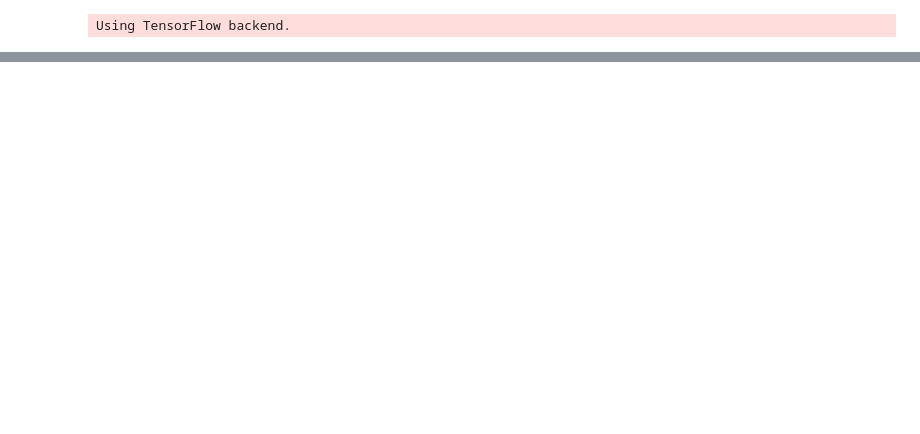
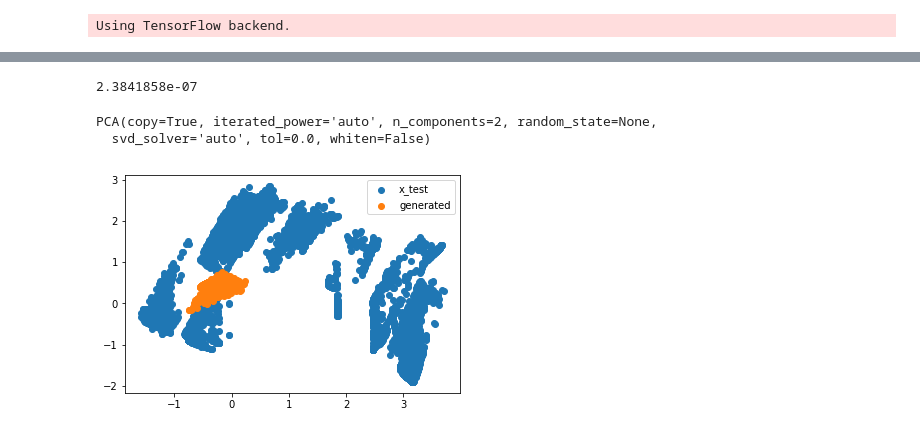
Before and after one commit to ppmdatix/gitELECOM, a Jupyter notebook: cGANoDEbergerac/draft.ipynb, the cells around one changed output, grey strips where cells are left out. Saved outputs shown, nothing was run; the diff lists cells and outputs as text; code cells hidden in the pictures; blank space fills up the shorter version.

```diff
--- a/cGANoDEbergerac/draft.ipynb
+++ b/cGANoDEbergerac/draft.ipynb
@@ -171,0 +123,28 @@ acc = .001 * int(1000 * accuracy_score(y_true=y_true, y_pred=y_pred))
+# %%
+generated = novgan_trafic_input.generate(number=10000, x_bad=x_test[:1000])
+# %%
+from __future__ import print_function, division
+from keras.layers import Input, Dense, Flatten, Dropout, BatchNormalization
+from keras.layers.advanced_activations import LeakyReLU
+from keras.models import Sequential, Model
+from keras.optimizers import Adam
+import numpy as np
+from keras.initializers import glorot_uniform
+
+
+
+leaky_relu = .1
+auto_encoder  = Sequential()
+auto_encoder.add(Dense(64,
+                    input_dim=data_dim,
+                    kernel_initializer=glorot_uniform()))
+auto_encoder.add(LeakyReLU(leaky_relu))
+auto_encoder.add(Dense(32))
+auto_encoder.add(LeakyReLU(leaky_relu))
+auto_encoder.add(BatchNormalization())
+auto_encoder.add(Dense(64))
+auto_encoder.add(LeakyReLU(leaky_relu))
+auto_encoder.add(Dense(data_dim))
+auto_encoder.compile(loss="mse",optimizer=Adam(0.0002, 0.5))
+auto_encoder.fit(x_train, x_train, epochs=10, batch_size=128)
+x_ae_test = auto_encoder.predict(x_test_bad)
@@ -171,0 +175,16 @@ acc = .001 * int(1000 * accuracy_score(y_true=y_true, y_pred=y_pred))
+# %%
+np.max(x1[0] - x10[0])
+# %% [output]
+2.3841858e-07
+# %%
+import numpy as np
+from sklearn.decomposition import PCA
+pca = PCA(n_components=2)
+pca.fit(x_train)
+# %% [output]
+PCA(copy=True, iterated_power='auto', n_components=2, random_state=None,
+  svd_solver='auto', tol=0.0, whiten=False)
+# %%
+x_pca = pca.transform(x_train)
+x_pca_gen = pca.transform(generated)
+x_pca_ae = pca.transform(x_train_bad)
@@ -171,0 +193,9 @@ acc = .001 * int(1000 * accuracy_score(y_true=y_true, y_pred=y_pred))
+# %%
+plt.scatter(x_pca[:,0].tolist(),x_pca[:,1].tolist(), label="x_test")
+plt.scatter(x_pca_gen[:,0].tolist(),x_pca_gen[:,1].tolist(), label="generated")
+# plt.scatter(x_pca_ae[:,0].tolist(),x_pca_ae[:,1].tolist(), label="auto_encoded")
+plt.legend()
+plt.show()
+plt.close()
+# %% [output]
+[figure, added]
```
Also changed, not shown: parts of 25 cells of this notebook, 3 other files.
